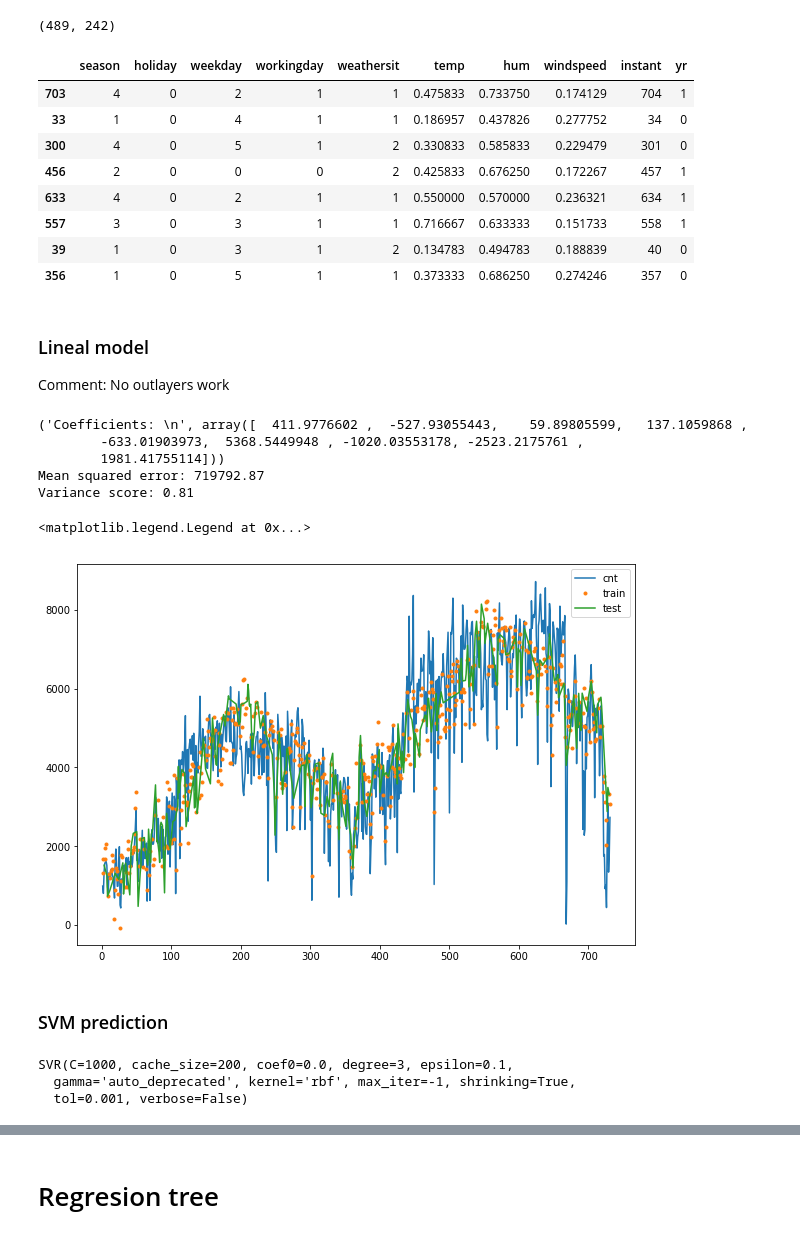
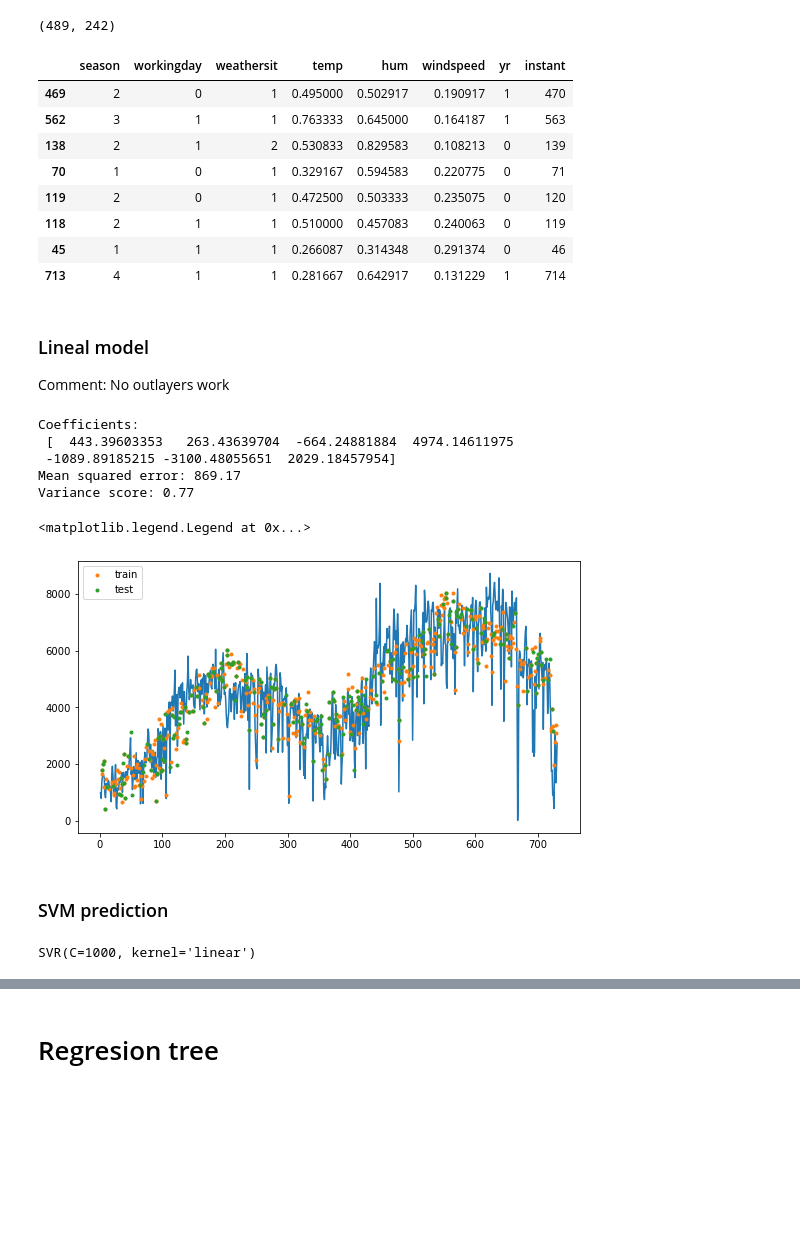
Before and after one commit to josesoyo/Bike-Sharing, a Jupyter notebook: Test Bikes.ipynb, the cells around one changed output, grey strips where cells are left out. Saved outputs shown, nothing was run; the diff lists cells and outputs as text; code cells hidden in the pictures; blank space fills up the shorter version.

```diff
--- a/Test Bikes.ipynb
+++ b/Test Bikes.ipynb
@@ -114,6 +136,6 @@ or not useful. The list is:
 
 ['instant',u'casual', u'registered', 'atemp']
 # %%
-print dataset.columns
-new_dataset_df = dataset.drop(['dteday','yr','mnth','instant','atemp','casual', 'registered','cnt'], axis=1)
+print(dataset.columns)
+new_dataset_df = dataset.drop(['dteday','yr','mnth','instant','casual', 'registered','cnt', 'weekday', 'holiday', 'atemp'], axis=1)  # 'atemp',
 # %% [output]
@@ -227,15 +232,15 @@ len(X_train), len(X_test)
 # %%
 X_test.head(8)
 # %% [output]
-|  | season | holiday | weekday | workingday | weathersit | temp | hum | windspeed | instant | yr |
-| 703 | 4 | 0 | 2 | 1 | 1 | 0.475833 | 0.733750 | 0.174129 | 704 | 1 |
-| 33 | 1 | 0 | 4 | 1 | 1 | 0.186957 | 0.437826 | 0.277752 | 34 | 0 |
-| 300 | 4 | 0 | 5 | 1 | 2 | 0.330833 | 0.585833 | 0.229479 | 301 | 0 |
-| 456 | 2 | 0 | 0 | 0 | 2 | 0.425833 | 0.676250 | 0.172267 | 457 | 1 |
-| 633 | 4 | 0 | 2 | 1 | 1 | 0.550000 | 0.570000 | 0.236321 | 634 | 1 |
-| 557 | 3 | 0 | 3 | 1 | 1 | 0.716667 | 0.633333 | 0.151733 | 558 | 1 |
-| 39 | 1 | 0 | 3 | 1 | 2 | 0.134783 | 0.494783 | 0.188839 | 40 | 0 |
-| 356 | 1 | 0 | 5 | 1 | 1 | 0.373333 | 0.686250 | 0.274246 | 357 | 0 |
+|  | season | workingday | weathersit | temp | hum | windspeed | yr | instant |
+| 469 | 2 | 0 | 1 | 0.495000 | 0.502917 | 0.190917 | 1 | 470 |
+| 562 | 3 | 1 | 1 | 0.763333 | 0.645000 | 0.164187 | 1 | 563 |
+| 138 | 2 | 1 | 2 | 0.530833 | 0.829583 | 0.108213 | 0 | 139 |
+| 70 | 1 | 0 | 1 | 0.329167 | 0.594583 | 0.220775 | 0 | 71 |
+| 119 | 2 | 0 | 1 | 0.472500 | 0.503333 | 0.235075 | 0 | 120 |
+| 118 | 2 | 1 | 1 | 0.510000 | 0.457083 | 0.240063 | 0 | 119 |
+| 45 | 1 | 1 | 1 | 0.266087 | 0.314348 | 0.291374 | 0 | 46 |
+| 713 | 4 | 1 | 1 | 0.281667 | 0.642917 | 0.131229 | 1 | 714 |
 # %% [markdown]
 ### Lineal model
 
@@ -254,37 +259,35 @@ print('Coefficients: \n', regr.coef_)
 # The mean squared error
 
 print("Mean squared error: %.2f"
-      % np.mean((regr.predict(X_test.drop('instant', axis=1)) - y_test) ** 2))
+      % np.sqrt(np.mean((regr.predict(X_test.drop('instant', axis=1)) - y_test) ** 2)))
 # Explained variance score: 1 is perfect prediction
 print('Variance score: %.2f' % regr.score(X_test.drop('instant', axis=1), y_test))
 # %% [output]
-('Coefficients: \n', array([  411.9776602 ,  -527.93055443,    59.89805599,   137.1059868 ,
-        -633.01903973,  5368.5449948 , -1020.03553178, -2523.2175761 ,
-        1981.41755114]))
-Mean squared error: 719792.87
-Variance score: 0.81
+Coefficients:
+ [  443.39603353   263.43639704  -664.24881884  4974.14611975
+ -1089.89185215 -3100.48055651  2029.18457954]
+Mean squared error: 869.17
+Variance score: 0.77
 # %%
-plt.figure(figsize=(10,7))
-plt.plot(dataset['instant'],dataset['cnt'])
+plt.figure(figsize=(9,5))
+plt.plot(dataset['instant'], dataset['cnt'])
 
 plt.plot(X_train['instant'],regr.predict(X_train.drop('instant', axis=1)), '.', label='train')
-plt.plot(X_test_s['instant'],regr.predict(X_test_s.drop('instant', axis=1)), label='test')
+plt.plot(X_test_s['instant'],regr.predict(X_test_s.drop('instant', axis=1)), '.', label='test')
 plt.legend()
 # %% [output]
 <matplotlib.legend.Legend at 0x...>
-[figure, old version]
+[figure, new version]
 # %% [markdown]
 ### SVM prediction
 # %%
 from sklearn import svm
 # %%
-clf = svm.SVR(kernel='rbf' , C=1000 ) #)
+clf = svm.SVR(kernel='linear', C=1000) #) rbf
 # train the model
 clf.fit(X_train.drop('instant',axis=1), y_train)
 # %% [output]
-SVR(C=1000, cache_size=200, coef0=0.0, degree=3, epsilon=0.1,
-  gamma='auto_deprecated', kernel='rbf', max_iter=-1, shrinking=True,
-  tol=0.001, verbose=False)
+SVR(C=1000, kernel='linear')
 # %%
 # The coefficients
 #print('Coefficients: \n', clf.coef_)
```
Also changed, not shown: parts of 27 cells of this notebook.
